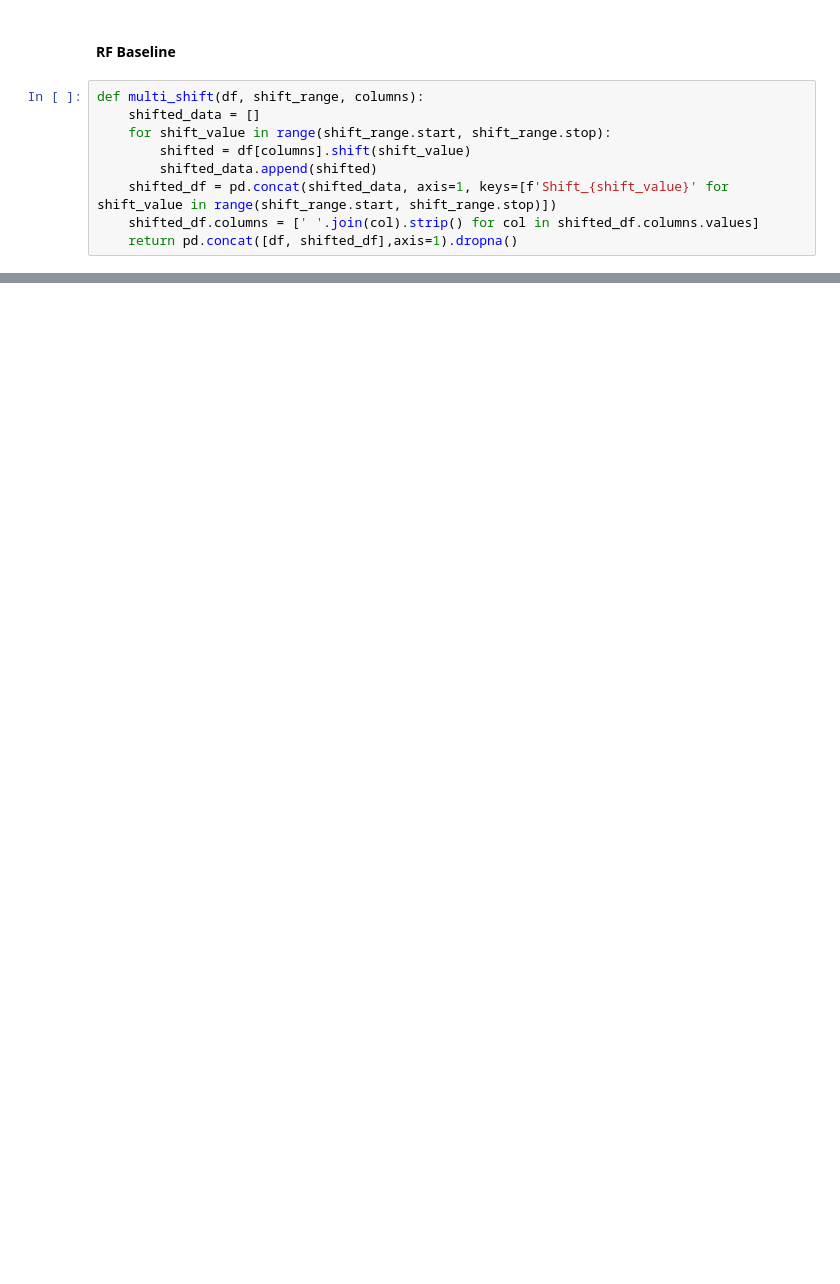
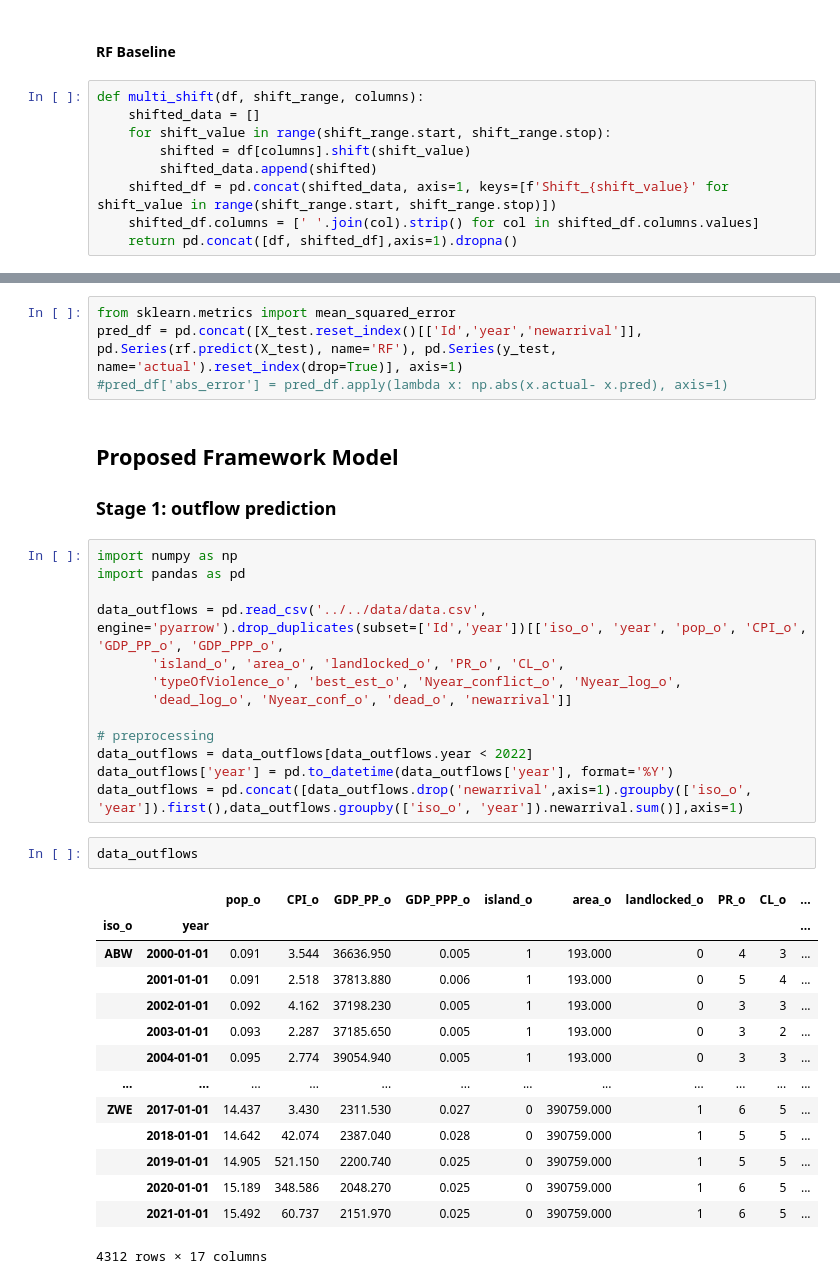
Before and after one commit to 4Freye/refugees, a Jupyter notebook: notebooks/models/03_ef_RF_baseline.ipynb, the cells around one changed output, grey strips where cells are left out. Saved outputs shown, nothing was run; the diff lists cells and outputs as text; blank space fills up the shorter version.

```diff
--- a/notebooks/models/03_ef_RF_baseline.ipynb
+++ b/notebooks/models/03_ef_RF_baseline.ipynb
@@ -287,0 +191,38 @@ mean_squared_error(pred_df.actual[pred_df.actual<=27826], outflow_pred.pred[pred
+# %%
+from sklearn.metrics import mean_squared_error
+pred_df = pd.concat([X_test.reset_index()[['Id','year','newarrival']], pd.Series(rf.predict(X_test), name='RF'), pd.Series(y_test, name='actual').reset_index(drop=True)], axis=1)
+#pred_df['abs_error'] = pred_df.apply(lambda x: np.abs(x.actual- x.pred), axis=1)
+# %% [markdown]
+## Proposed Framework Model
+
+### Stage 1: outflow prediction
+# %%
+import numpy as np
+import pandas as pd
+
+data_outflows = pd.read_csv('../../data/data.csv', engine='pyarrow').drop_duplicates(subset=['Id','year'])[['iso_o', 'year', 'pop_o', 'CPI_o', 'GDP_PP_o', 'GDP_PPP_o',
+       'island_o', 'area_o', 'landlocked_o', 'PR_o', 'CL_o',
+       'typeOfViolence_o', 'best_est_o', 'Nyear_conflict_o', 'Nyear_log_o',
+       'dead_log_o', 'Nyear_conf_o', 'dead_o', 'newarrival']]
+
+# preprocessing
+data_outflows = data_outflows[data_outflows.year < 2022]
+data_outflows['year'] = pd.to_datetime(data_outflows['year'], format='%Y')
+data_outflows = pd.concat([data_outflows.drop('newarrival',axis=1).groupby(['iso_o', 'year']).first(),data_outflows.groupby(['iso_o', 'year']).newarrival.sum()],axis=1)
+# %%
+data_outflows
+# %% [output]
+|  |  | pop_o | CPI_o | GDP_PP_o | GDP_PPP_o | island_o | area_o | landlocked_o | PR_o | CL_o | ... |
+| iso_o | year |  |  |  |  |  |  |  |  |  | ... |
+| ABW | 2000-01-01 | 0.091 | 3.544 | 36636.950 | 0.005 | 1 | 193.000 | 0 | 4 | 3 | ... |
+|  | 2001-01-01 | 0.091 | 2.518 | 37813.880 | 0.006 | 1 | 193.000 | 0 | 5 | 4 | ... |
+|  | 2002-01-01 | 0.092 | 4.162 | 37198.230 | 0.005 | 1 | 193.000 | 0 | 3 | 3 | ... |
+|  | 2003-01-01 | 0.093 | 2.287 | 37185.650 | 0.005 | 1 | 193.000 | 0 | 3 | 2 | ... |
+|  | 2004-01-01 | 0.095 | 2.774 | 39054.940 | 0.005 | 1 | 193.000 | 0 | 3 | 3 | ... |
+| ... | ... | ... | ... | ... | ... | ... | ... | ... | ... | ... | ... |
+| ZWE | 2017-01-01 | 14.437 | 3.430 | 2311.530 | 0.027 | 0 | 390759.000 | 1 | 6 | 5 | ... |
+|  | 2018-01-01 | 14.642 | 42.074 | 2387.040 | 0.028 | 0 | 390759.000 | 1 | 5 | 5 | ... |
+|  | 2019-01-01 | 14.905 | 521.150 | 2200.740 | 0.025 | 0 | 390759.000 | 1 | 5 | 5 | ... |
+|  | 2020-01-01 | 15.189 | 348.586 | 2048.270 | 0.025 | 0 | 390759.000 | 1 | 6 | 5 | ... |
+|  | 2021-01-01 | 15.492 | 60.737 | 2151.970 | 0.025 | 0 | 390759.000 | 1 | 6 | 5 | ... |
+4312 rows × 17 columns
```
Also changed, not shown: parts of 51 cells of this notebook, 1 other file.
